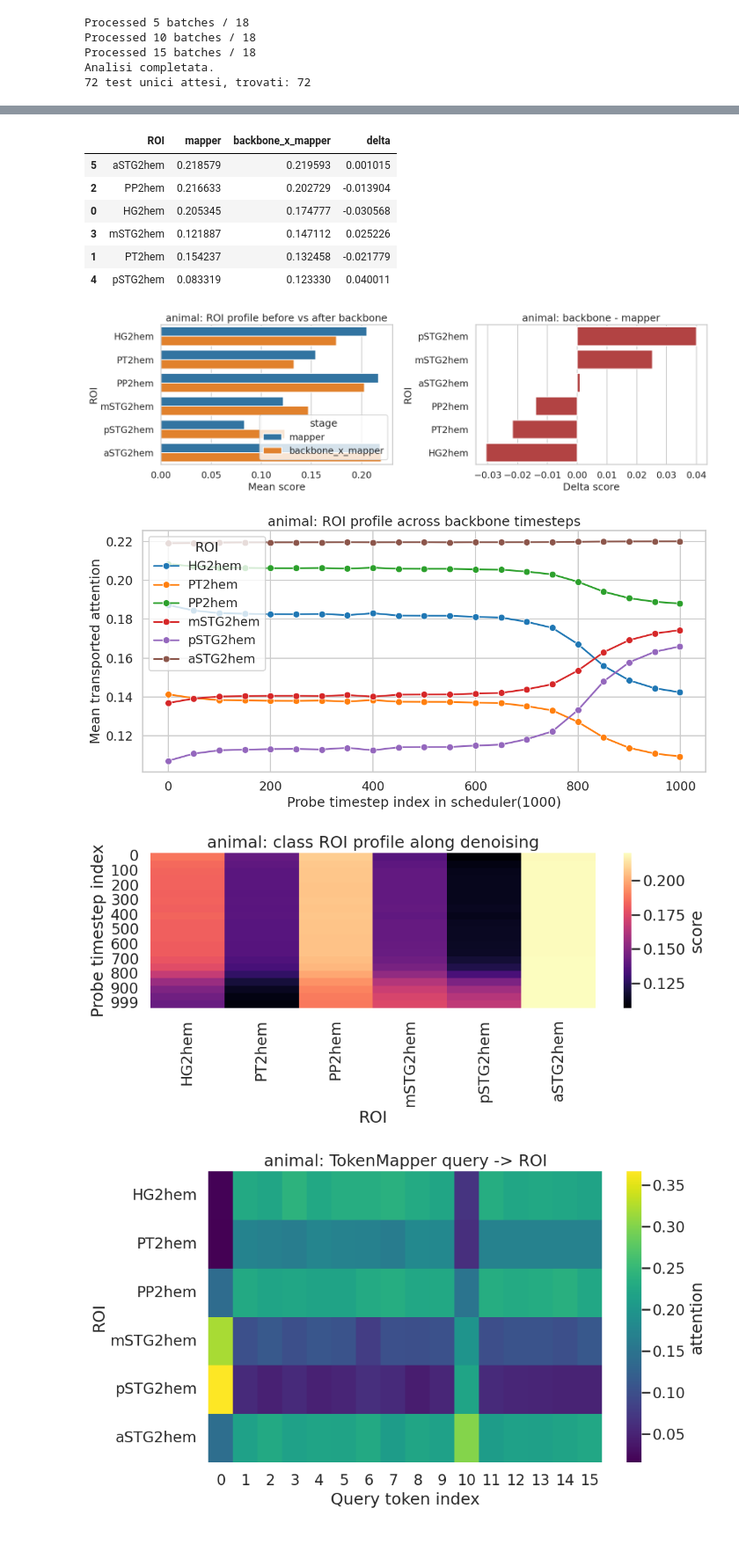
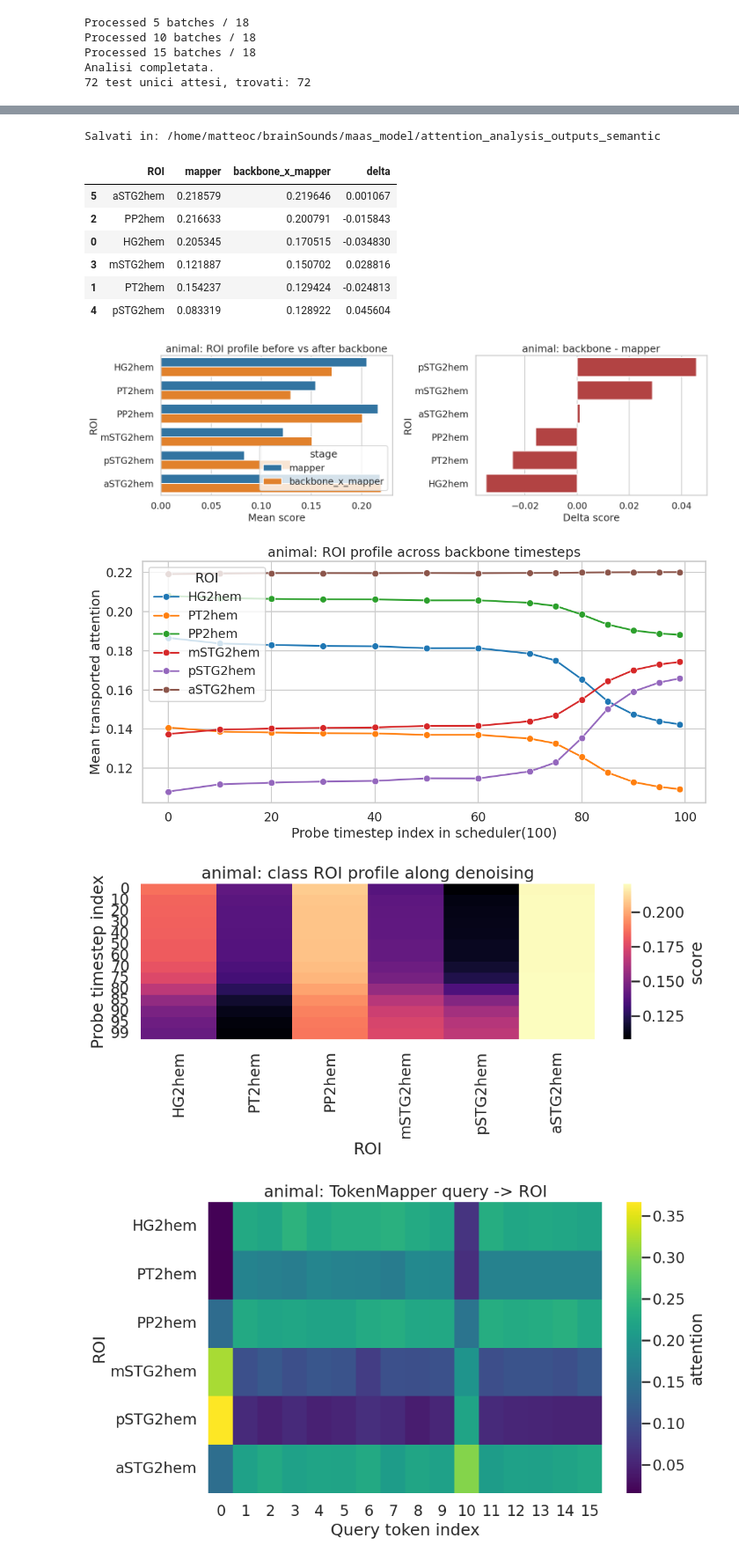
Before and after one commit to mattciff5/brainSounds, a Jupyter notebook: maas_model/analyze_roi_attention.ipynb, the cells around one changed output, grey strips where cells are left out. Shown at 88% size. Cells and saved outputs as stored; diff of their text form; code cells hidden in the pictures.

```diff
--- a/maas_model/analyze_roi_attention.ipynb
+++ b/maas_model/analyze_roi_attention.ipynb
@@ -38,6 +38,6 @@ from model import AudioNeuroAdapter, StableAudioIPAttnProcessor2_0
 
 sns.set_context('talk')
 sns.set_style('whitegrid')
-device = torch.device('cuda' if torch.cuda.is_available() else 'cpu')
+device = torch.device('cuda:6' if torch.cuda.is_available() else 'cpu')
 print('Device:', device)
 # %% [output]
@@ -56,7 +56,7 @@ NUM_WORKERS = 2
 MAX_BATCHES = None
 
 # Timesteps di probe nel backbone. Servono per vedere se il pattern cambia lungo il denoising.
-PROBE_TIMESTEP_INDICES = [0, 50, 100, 150, 200, 250, 300, 350, 400, 450, 500, 550, 600, 650, 700, 750, 800, 850, 900, 950, 999]
+PROBE_TIMESTEP_INDICES = [0, 10, 20, 30, 40, 50, 60, 70, 75, 80, 85, 90, 95, 99]  # 10 è il primo dopo l'input, 99 è l'ultimo
 
 # Classe semantica da mettere in evidenza nei plot principali.
 FOCUS_CLASS = 'animal'
@@ -459,7 +459,7 @@ def restore_processors(model: AudioNeuroAdapter, original_processors):
 @torch.no_grad()
 def analyze_semantic_attention(model: AudioNeuroAdapter, loader: DataLoader, sound_meta: pd.DataFrame, max_batches=None):
     scheduler = model.pipe.scheduler
-    scheduler.set_timesteps(1000, device=device)
+    scheduler.set_timesteps(100, device=device)
     available_timesteps = scheduler.timesteps.detach().cpu()
     timestep_indices = [idx for idx in PROBE_TIMESTEP_INDICES if idx < len(available_timesteps)]
     probe_timesteps = available_timesteps[timestep_indices]
@@ -694,3 +694,15 @@ plt.show()
+# %%
+from pathlib import Path
+
+EXPORT_DIR = Path('./attention_analysis_outputs_semantic')
+EXPORT_DIR.mkdir(exist_ok=True)
+
+results['class_backbone_roi'].to_csv(EXPORT_DIR / 'class_backbone_roi.csv', index=False)
+results['class_mapper_roi'].to_csv(EXPORT_DIR / 'class_mapper_roi.csv', index=False)
+
+print('Salvati in:', EXPORT_DIR.resolve())
+# %% [output]
+Salvati in: /home/matteoc/brainSounds/maas_model/attention_analysis_outputs_semantic
 # %%
 focus_mapper = results['class_mapper_roi'].query('semantic_class == @FOCUS_CLASS')
 focus_backbone = results['class_backbone_roi'].query('semantic_class == @FOCUS_CLASS')
@@ -720,36 +732,36 @@ plt.tight_layout()
 plt.show()
 # %% [output]
 |  | ROI | mapper | backbone_x_mapper | delta |
-| 5 | aSTG2hem | 0.218579 | 0.219593 | 0.001015 |
-| 2 | PP2hem | 0.216633 | 0.202729 | -0.013904 |
-| 0 | HG2hem | 0.205345 | 0.174777 | -0.030568 |
-| 3 | mSTG2hem | 0.121887 | 0.147112 | 0.025226 |
-| 1 | PT2hem | 0.154237 | 0.132458 | -0.021779 |
-| 4 | pSTG2hem | 0.083319 | 0.123330 | 0.040011 |
+| 5 | aSTG2hem | 0.218579 | 0.219646 | 0.001067 |
+| 2 | PP2hem | 0.216633 | 0.200791 | -0.015843 |
+| 0 | HG2hem | 0.205345 | 0.170515 | -0.034830 |
+| 3 | mSTG2hem | 0.121887 | 0.150702 | 0.028816 |
+| 1 | PT2hem | 0.154237 | 0.129424 | -0.024813 |
+| 4 | pSTG2hem | 0.083319 | 0.128922 | 0.045604 |
-[figure, old version]
+[figure, new version]
 # %%
 focus_time = results['class_backbone_timestep_roi'].query('semantic_class == @FOCUS_CLASS').copy()
 focus_time_long = to_long_roi(focus_time, ['semantic_class', 'timestep_index', 'timestep_value'])
 
 plt.figure(figsize=(12, 6))
 sns.lineplot(data=focus_time_long, x='timestep_index', y='score', hue='ROI', marker='o')
 plt.title(f'{FOCUS_CLASS}: ROI profile across backbone timesteps')
-plt.xlabel('Probe timestep index in scheduler(1000)')
+plt.xlabel('Probe timestep index in scheduler(100)')
 plt.ylabel('Mean transported attention')
 plt.tight_layout()
 plt.show()
 
 pivot_focus_time = focus_time.set_index('timestep_index')[ROI_LIST]
 plt.figure(figsize=(10, 5))
 sns.heatmap(pivot_focus_time, cmap='magma', cbar_kws={'label': 'score'})
 plt.title(f'{FOCUS_CLASS}: class ROI profile along denoising')
 plt.xlabel('ROI')
 plt.ylabel('Probe timestep index')
 plt.tight_layout()
 plt.show()
 # %% [output]
-[figure, old version]
+[figure, new version]
-[figure, old version]
+[figure, new version]
 # %%
 focus_query = results['class_mapper_query_roi'].query('semantic_class == @FOCUS_CLASS').copy()
 focus_query_heat = focus_query.set_index('query_idx')[ROI_LIST]
```
Also changed, not shown: parts of 25 cells of this notebook, 7 other files.
